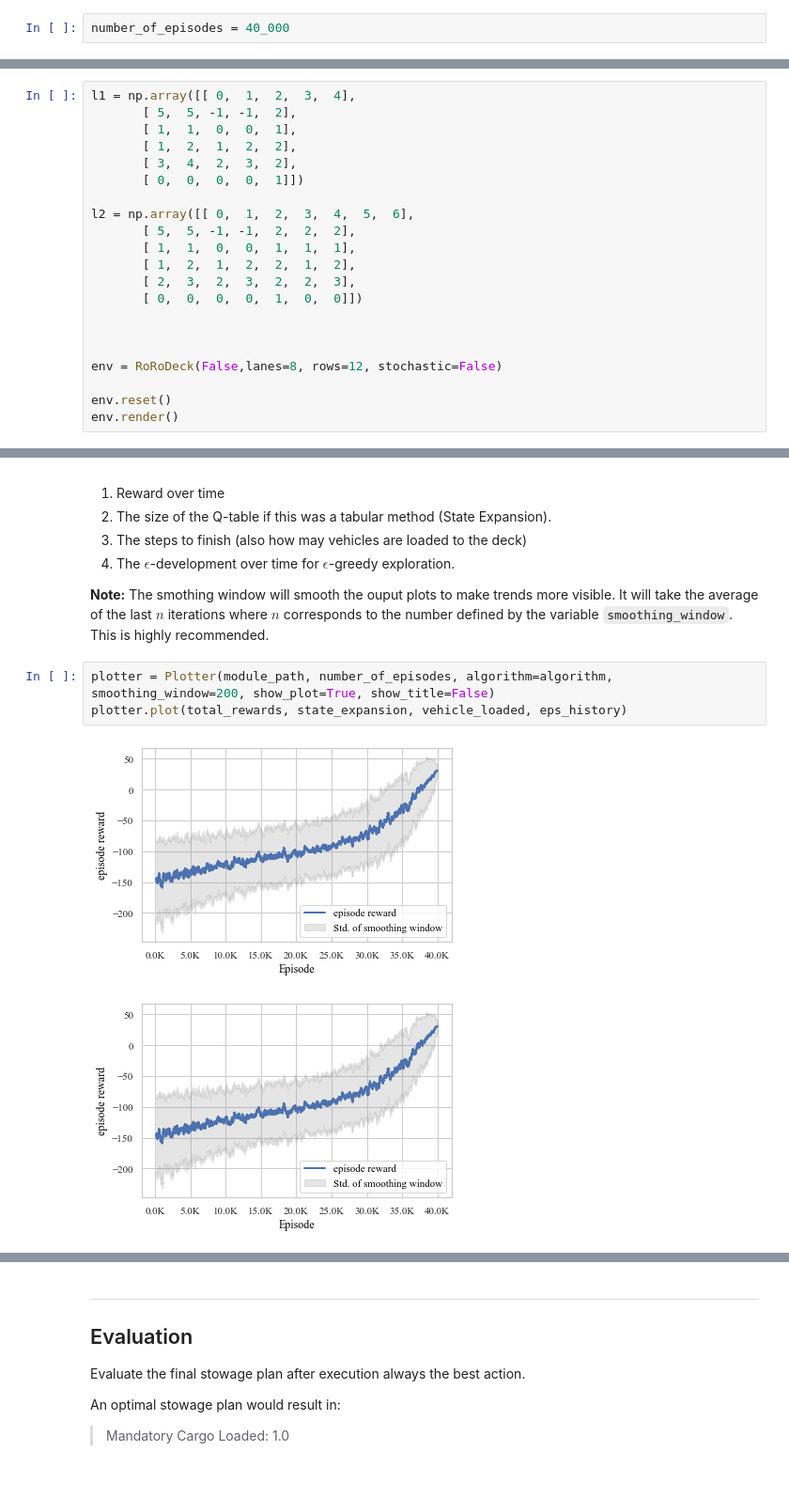
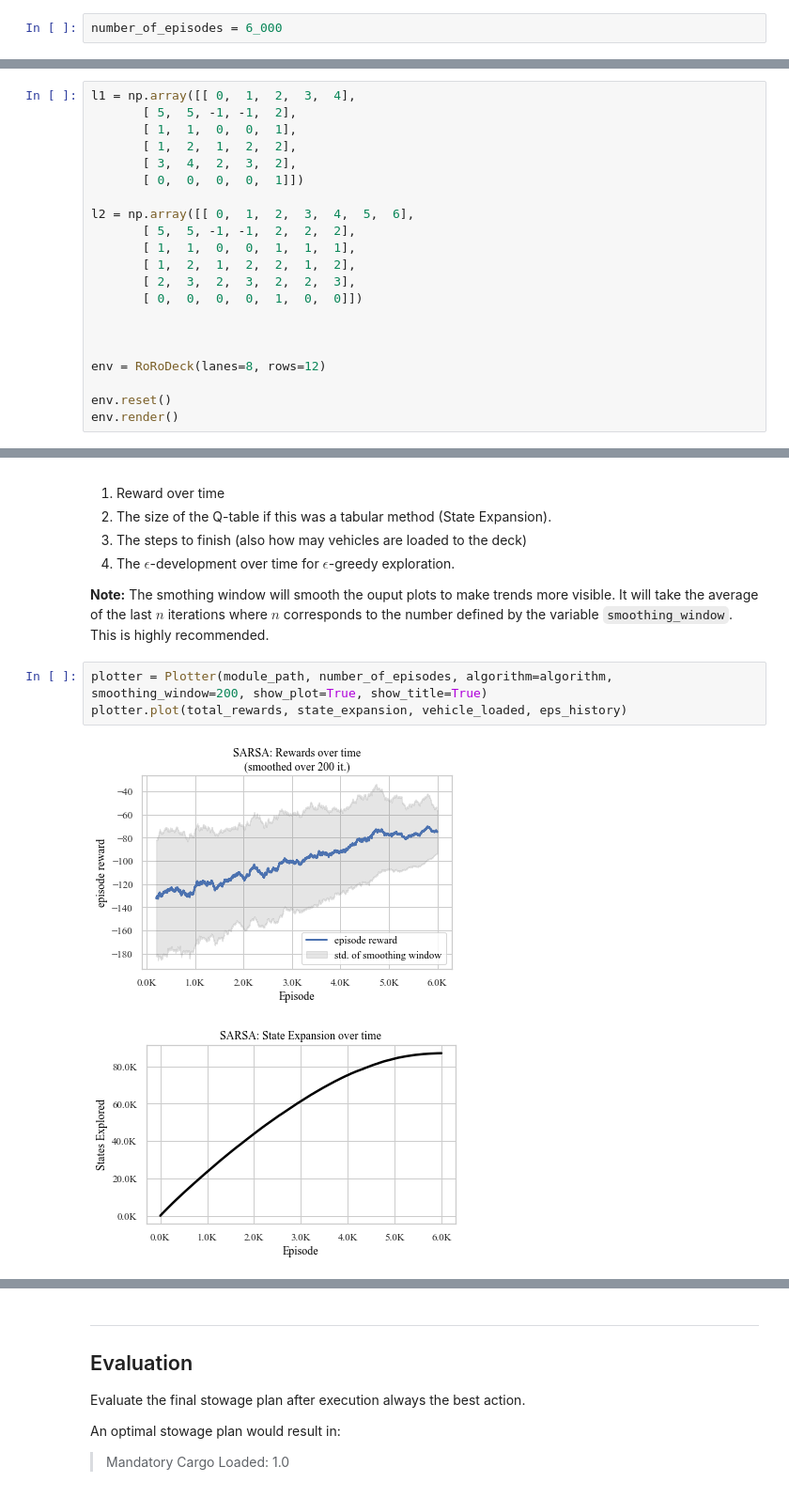
Before and after one commit to sbraun92/thesisSB, a Jupyter notebook: examples/Training.ipynb, the cells around one changed output, grey strips where cells are left out. Shown: that part at 94% size. Saved outputs shown, nothing was run; the diff lists cells and outputs as text.

```diff
--- a/examples/Training.ipynb
+++ b/examples/Training.ipynb
@@ -44,5 +44,5 @@ C:\Users\braun\Documents\Masterarbeit\analysis\out\20201003\1431\1431
 # %%
-number_of_episodes = 40_000
+number_of_episodes = 6_000
 # %%
 # Choose algorithm from list
 algorithms = ['SARSA','TDQ','DQN']
@@ -75,7 +75,7 @@ l2 = np.array([[ 0,  1,  2,  3,  4,  5,  6],
 
 
 
-env = RoRoDeck(False,lanes=8, rows=12, stochastic=False)
+env = RoRoDeck(lanes=8, rows=12)
 
 env.reset()
 env.render()
@@ -166,8 +166,8 @@ This will plot:
 
 **Note:** The smothing window will smooth the ouput plots to make trends more visible. It will take the average of the last $n$ iterations where $n$ corresponds to the number defined by the variable `smoothing_window`. This is highly recommended.
 # %%
-plotter = Plotter(module_path, number_of_episodes, algorithm=algorithm, smoothing_window=200, show_plot=True, show_title=False)
+plotter = Plotter(module_path, number_of_episodes, algorithm=algorithm, smoothing_window=200, show_plot=True, show_title=True)
 plotter.plot(total_rewards, state_expansion, vehicle_loaded, eps_history)
 # %% [output]
-[figure, old version]
+[figure, new version]
-[figure, old version]
+[figure, new version]
```
Also changed, not shown: parts of 7 cells of this notebook, 4 other files.
